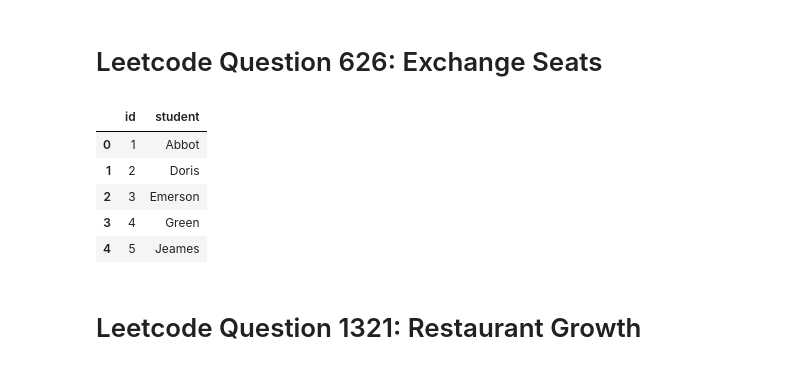
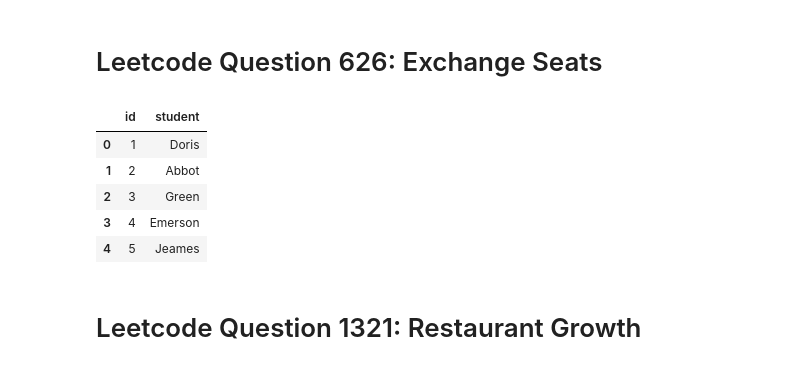
Before and after one commit to DanialArab/SQL, a Jupyter notebook: Leetcode Database Questions/Leetcode_Database_Questions.ipynb, the cells around one changed output. Drawn from its saved outputs; the diff is of its cells as text; code cells hidden in the pictures.

```diff
--- a/Leetcode Database Questions/Leetcode_Database_Questions.ipynb
+++ b/Leetcode Database Questions/Leetcode_Database_Questions.ipynb
@@ -3727,13 +3727,16 @@ insert_data_to_table("Leetcode_Q_626", "Seat", schema, data)
 con = connector('Leetcode_Q_626')
 # %%
 pd.read_sql("""
-SELECT *
+SELECT
+    IF(id < (SELECT MAX(id) FROM Seat), IF(id % 2 <> 0, id + 1, id - 1), IF(id % 2 <> 0, id , id + 1)) AS id,
+    student
 FROM Seat
+ORDER BY id
 """, con)
 # %% [output]
 |  | id | student |
-| 0 | 1 | Abbot |
-| 1 | 2 | Doris |
-| 2 | 3 | Emerson |
-| 3 | 4 | Green |
+| 0 | 1 | Doris |
+| 1 | 2 | Abbot |
+| 2 | 3 | Green |
+| 3 | 4 | Emerson |
 | 4 | 5 | Jeames |
```
Also changed, not shown: parts of 4 cells of this notebook.
